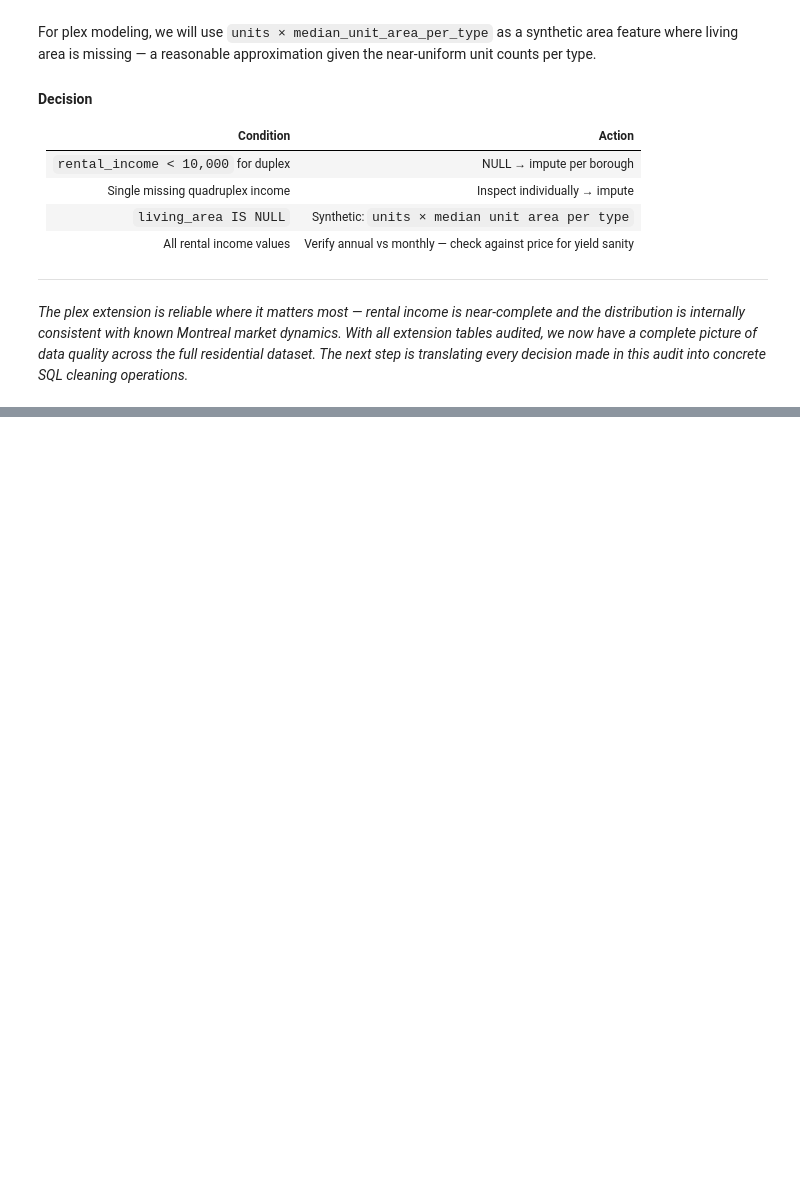
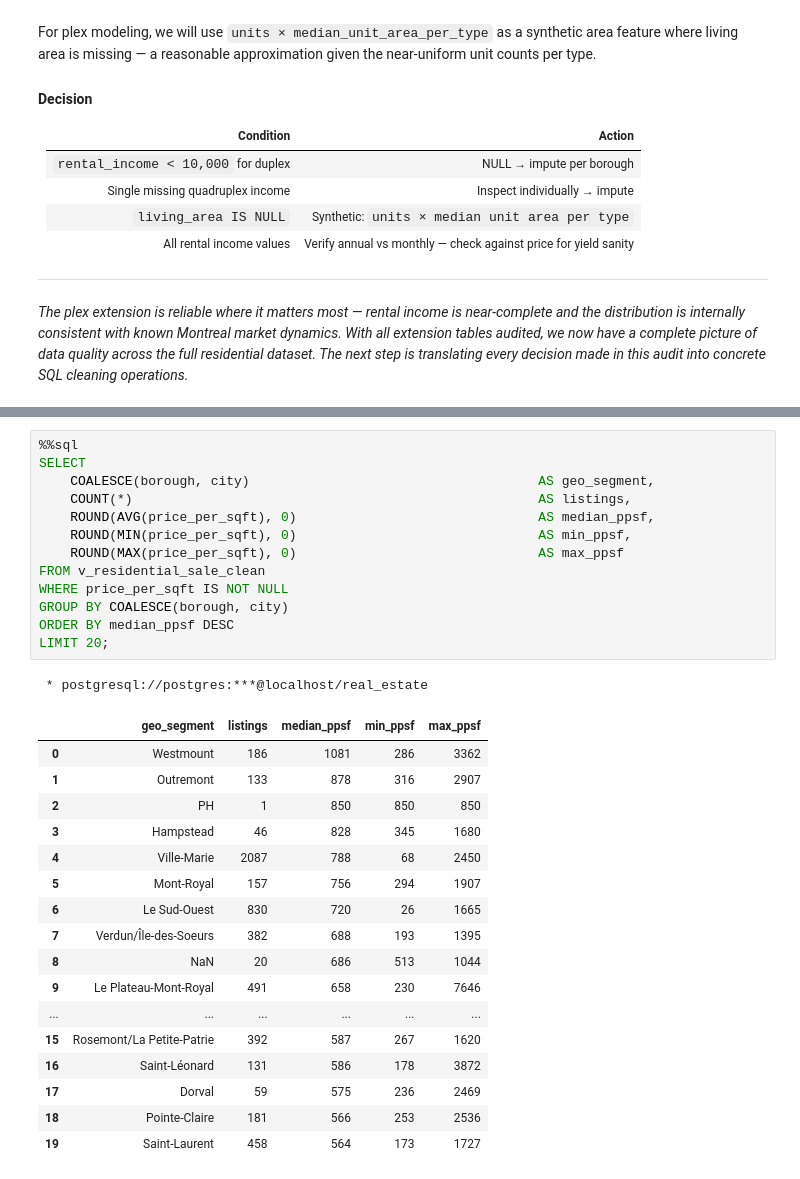
Before and after one commit to PaulMbwase/real-estate-pipeline, a Jupyter notebook: analysis/notebooks/00_preprocessing.ipynb, the cells around one changed output, grey strips where cells are left out. Drawn from its saved outputs; the diff is of its cells as text; blank space fills up the shorter version.

```diff
--- a/analysis/notebooks/00_preprocessing.ipynb
+++ b/analysis/notebooks/00_preprocessing.ipynb
@@ -1253,0 +1766,32 @@ the final modeling dataset.*
+# %%
+%%sql
+SELECT
+    COALESCE(borough, city)                                     AS geo_segment,
+    COUNT(*)                                                    AS listings,
+    ROUND(AVG(price_per_sqft), 0)                               AS median_ppsf,
+    ROUND(MIN(price_per_sqft), 0)                               AS min_ppsf,
+    ROUND(MAX(price_per_sqft), 0)                               AS max_ppsf
+FROM v_residential_sale_clean
+WHERE price_per_sqft IS NOT NULL
+GROUP BY COALESCE(borough, city)
+ORDER BY median_ppsf DESC
+LIMIT 20;
+# %% [output]
+ * postgresql://postgres:***@localhost/real_estate
+|  | geo_segment | listings | median_ppsf | min_ppsf | max_ppsf |
+| 0 | Westmount | 186 | 1081 | 286 | 3362 |
+| 1 | Outremont | 133 | 878 | 316 | 2907 |
+| 2 | PH | 1 | 850 | 850 | 850 |
+| 3 | Hampstead | 46 | 828 | 345 | 1680 |
+| 4 | Ville-Marie | 2087 | 788 | 68 | 2450 |
+| 5 | Mont-Royal | 157 | 756 | 294 | 1907 |
+| 6 | Le Sud-Ouest | 830 | 720 | 26 | 1665 |
+| 7 | Verdun/Île-des-Soeurs | 382 | 688 | 193 | 1395 |
+| 8 | NaN | 20 | 686 | 513 | 1044 |
+| 9 | Le Plateau-Mont-Royal | 491 | 658 | 230 | 7646 |
+| ... | ... | ... | ... | ... | ... |
+| 15 | Rosemont/La Petite-Patrie | 392 | 587 | 267 | 1620 |
+| 16 | Saint-Léonard | 131 | 586 | 178 | 3872 |
+| 17 | Dorval | 59 | 575 | 236 | 2469 |
+| 18 | Pointe-Claire | 181 | 566 | 253 | 2536 |
+| 19 | Saint-Laurent | 458 | 564 | 173 | 1727 |
```
Also changed, not shown: parts of 48 cells of this notebook.
